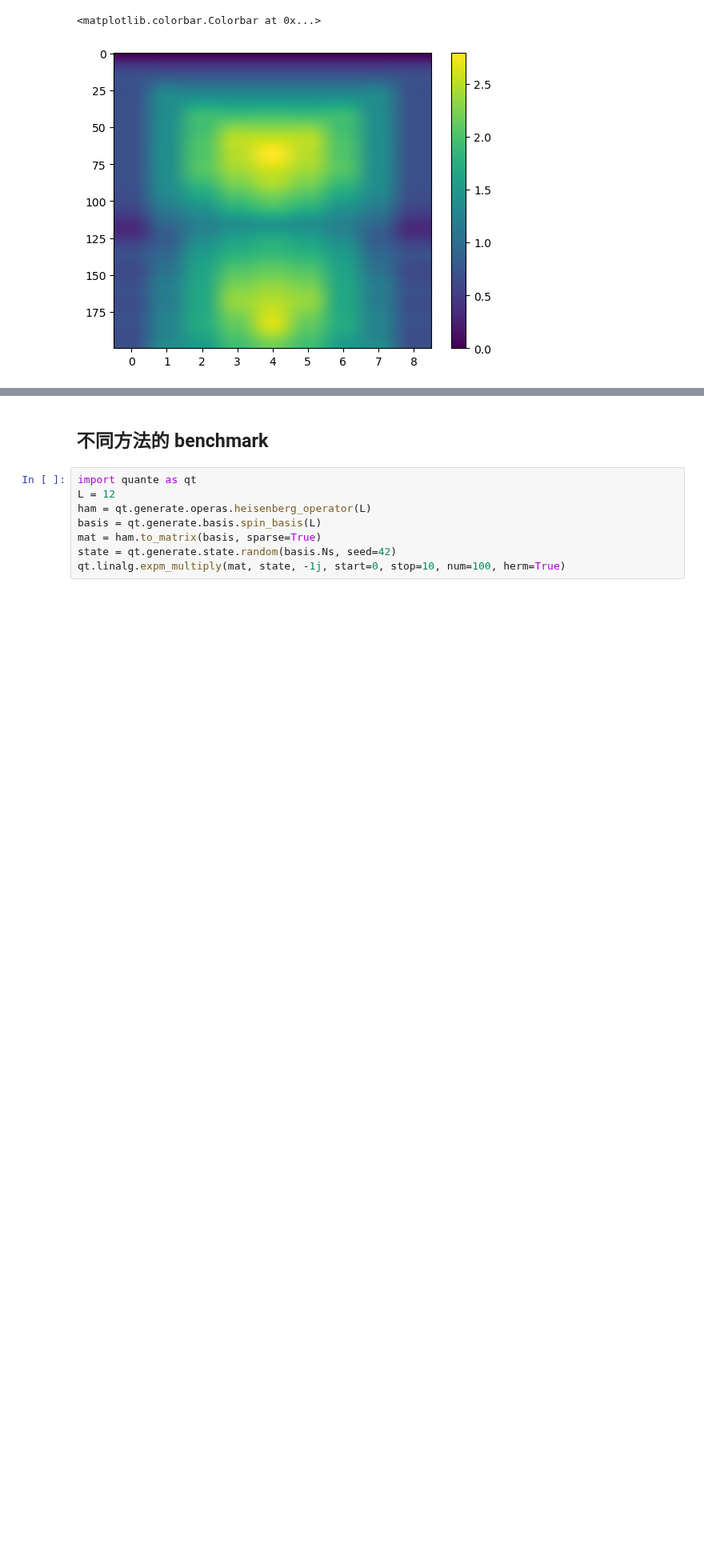
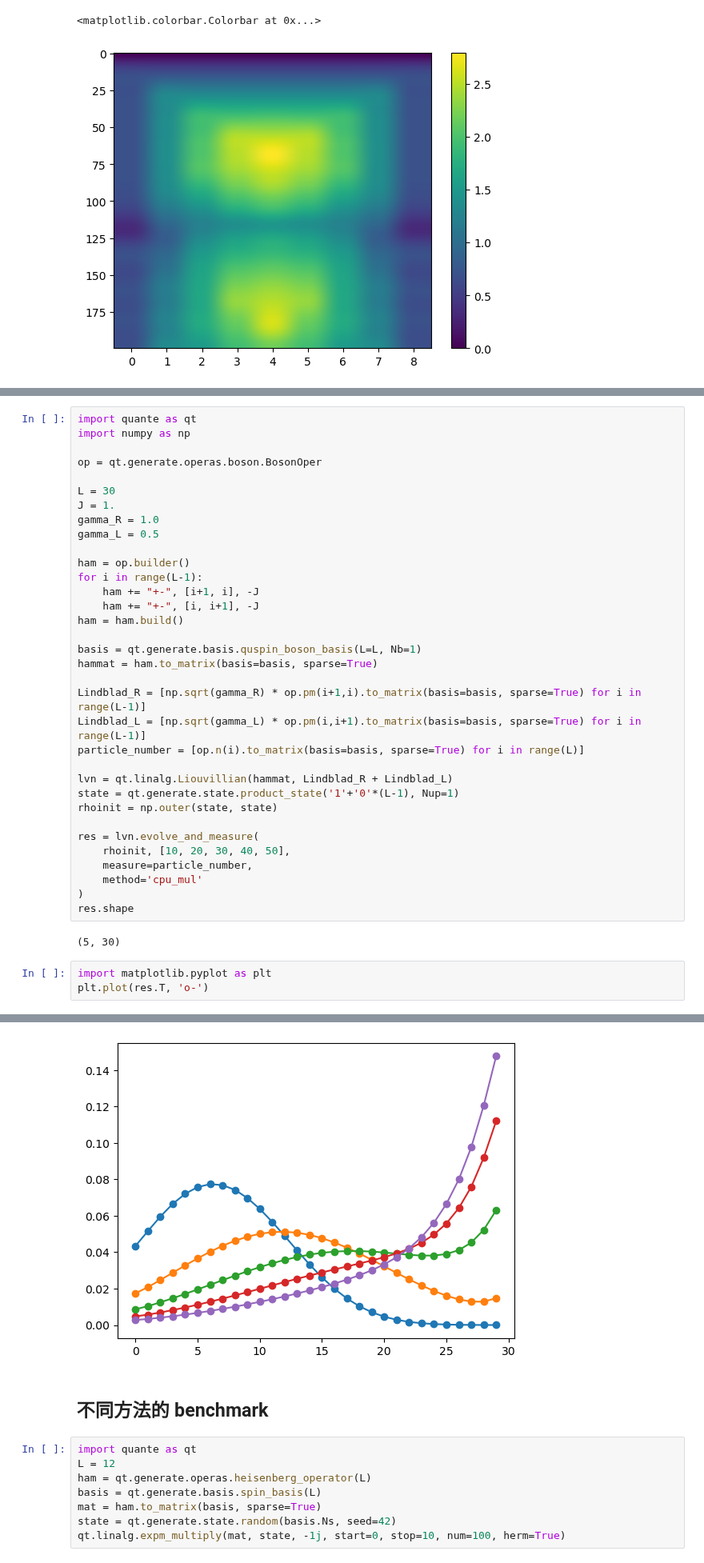
Before and after one commit to zhuhaodavid/quante, a Jupyter notebook: example/evolve.ipynb, the cells around one changed output, grey strips where cells are left out. Shown at 80% size. Saved outputs shown, nothing was run; the diff lists cells and outputs as text; blank space fills up the shorter version.

```diff
--- a/example/evolve.ipynb
+++ b/example/evolve.ipynb
@@ -204,0 +213,40 @@ plt.colorbar()
+# %%
+import quante as qt
+import numpy as np
+
+op = qt.generate.operas.boson.BosonOper
+
+L = 30
+J = 1.
+gamma_R = 1.0
+gamma_L = 0.5
+
+ham = op.builder()
+for i in range(L-1):
+    ham += "+-", [i+1, i], -J
+    ham += "+-", [i, i+1], -J
+ham = ham.build()
+
+basis = qt.generate.basis.quspin_boson_basis(L=L, Nb=1)
+hammat = ham.to_matrix(basis=basis, sparse=True)
+
+Lindblad_R = [np.sqrt(gamma_R) * op.pm(i+1,i).to_matrix(basis=basis, sparse=True) for i in range(L-1)]
+Lindblad_L = [np.sqrt(gamma_L) * op.pm(i,i+1).to_matrix(basis=basis, sparse=True) for i in range(L-1)]
+particle_number = [op.n(i).to_matrix(basis=basis, sparse=True) for i in range(L)]
+
+lvn = qt.linalg.Liouvillian(hammat, Lindblad_R + Lindblad_L)
+state = qt.generate.state.product_state('1'+'0'*(L-1), Nup=1)
+rhoinit = np.outer(state, state)
+
+res = lvn.evolve_and_measure(
+    rhoinit, [10, 20, 30, 40, 50],
+    measure=particle_number,
+    method='cpu_mul'
+)
+res.shape
+# %% [output]
+(5, 30)
+# %%
+import matplotlib.pyplot as plt
+plt.plot(res.T, 'o-')
+# %% [output]
@@ -205,3 +258,4 @@ plt.colorbar()
+[figure, added]
 # %% [markdown]
 ## 不同方法的 benchmark
 # %%
```
Also changed, not shown: parts of 3 cells of this notebook, 17 other files.
